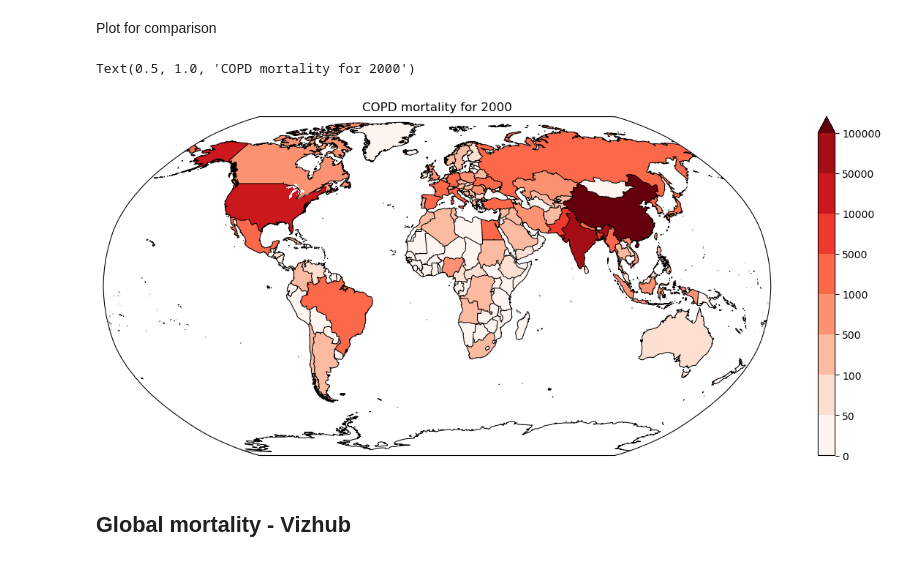
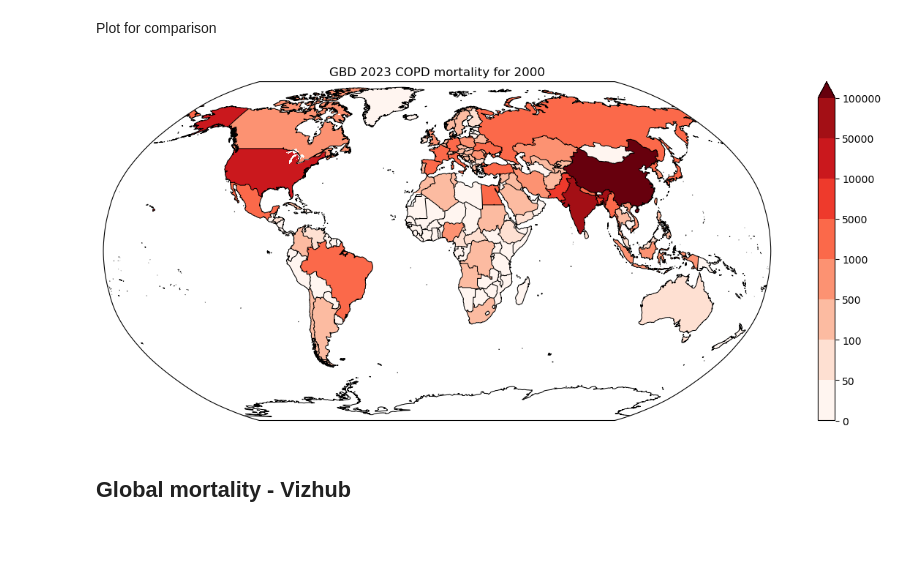
Before and after one commit to awells96/AQ_mortality_workflow, a Jupyter notebook: processing/mortality/ozone/Verify.ipynb, the cells around one changed output. Cells and saved outputs as stored; diff of their text form; code cells hidden in the pictures.

```diff
--- a/processing/mortality/ozone/Verify.ipynb
+++ b/processing/mortality/ozone/Verify.ipynb
@@ -19,12 +19,13 @@ from matplotlib.gridspec import GridSpec
 # %%
 # === Path config ===
 BMR_DIR = require_dir(pathlib.Path(config.WORK_ROOT) / "BMR")
-POP_DIR = require_dir(pathlib.Path(config.WORK_ROOT) / "SSP_pop" / "SSP2")
+POP_DIR = require_dir(pathlib.Path(config.WORK_ROOT) / "WorldPop")
 MASK_DIR = require_dir(pathlib.Path(config.WORK_ROOT) / "BMR" / "masks" / "country")
 O3_DIR = require_dir(pathlib.Path(config.WORK_ROOT) / "O3_obs")
 TMREL_DIR = require_dir(pathlib.Path(config.SCRATCH_ROOT) / "TMREL")
 BETA_DIR = require_dir(pathlib.Path(config.SCRATCH_ROOT) / "beta_ozone")
-BMR_SCRATCH_DIR = require_dir(pathlib.Path(config.SCRATCH_ROOT) / "BMR_ozone")
+BMR_SCRATCH_DIR = require_dir(pathlib.Path(config.SCRATCH_ROOT) / "BMR")
+SAVE_DIR = require_dir(pathlib.Path(config.PLOTTING_ROOT) / "example_workflow")
 # %%
 # For file names
 GBD_version = "GBD23"
@@ -163,35 +165,39 @@ GBD_DIR = require_dir(pathlib.Path(config.WORK_ROOT) / "GBD23")
 gbd_2000_file = "IHME-GBD_2023_DATA-ozone_mortality_2000_country_newlabels.nc"
 path = os.path.join(GBD_DIR, gbd_2000_file)
 gbd_2000 = xr.open_dataset(path)
+
+gbd_mean = gbd_2000["val"]
+plot_gbd = land_filter(create_global_country_map(gbd_mean, MASK_DIR))
 # %% [markdown]
 Plot for comparison
 # %%
-gbd_mean = gbd_2000["val"]
-
 fig = plt.figure(figsize=autosize_figure(1, 1, xscale_factor=2))
 gs = GridSpec(1, 1)  # rows, columns
 
 projection = ccrs.Robinson()
 crs = ccrs.PlateCarree()
 
 col_map = plt.get_cmap('Reds')
 
 country_borders = cfeature.NaturalEarthFeature(
     category='cultural',
     name='admin_0_boundary_lines_land',
     scale='50m',
     facecolor='none')
 
 
 # First panel
 ax = fig.add_subplot(gs[0, 0], projection=projection, frameon=True)
-land_filter(create_global_country_map(gbd_mean, MASK_DIR)).plot(transform=ccrs.PlateCarree(), cmap=col_map, levels=[0, 50, 100, 500, 1000, 5000, 10000, 50000, 100000])
+plot_gbd.plot(transform=ccrs.PlateCarree(), cmap=col_map, levels=[0, 50, 100, 500, 1000, 5000, 10000, 50000, 100000])
 ax.coastlines(resolution="50m", linewidth=0.75)
 ax.add_feature(country_borders, edgecolor='k', linewidth=0.75)
-plt.title("COPD mortality for 2000")
+plt.title("GBD 2023 COPD mortality for 2000")
+
+out_file = "GBD23_COPD_ozone_mortality_2000.png"
+out_path = os.path.join(SAVE_DIR, out_file)
+plt.savefig(out_path, dpi=300)
 # %% [output]
-Text(0.5, 1.0, 'COPD mortality for 2000')
-[figure, old version]
+[figure, new version]
 # %% [markdown]
 ## Global mortality - Vizhub
 # %%
```
Also changed, not shown: parts of 7 cells of this notebook.
